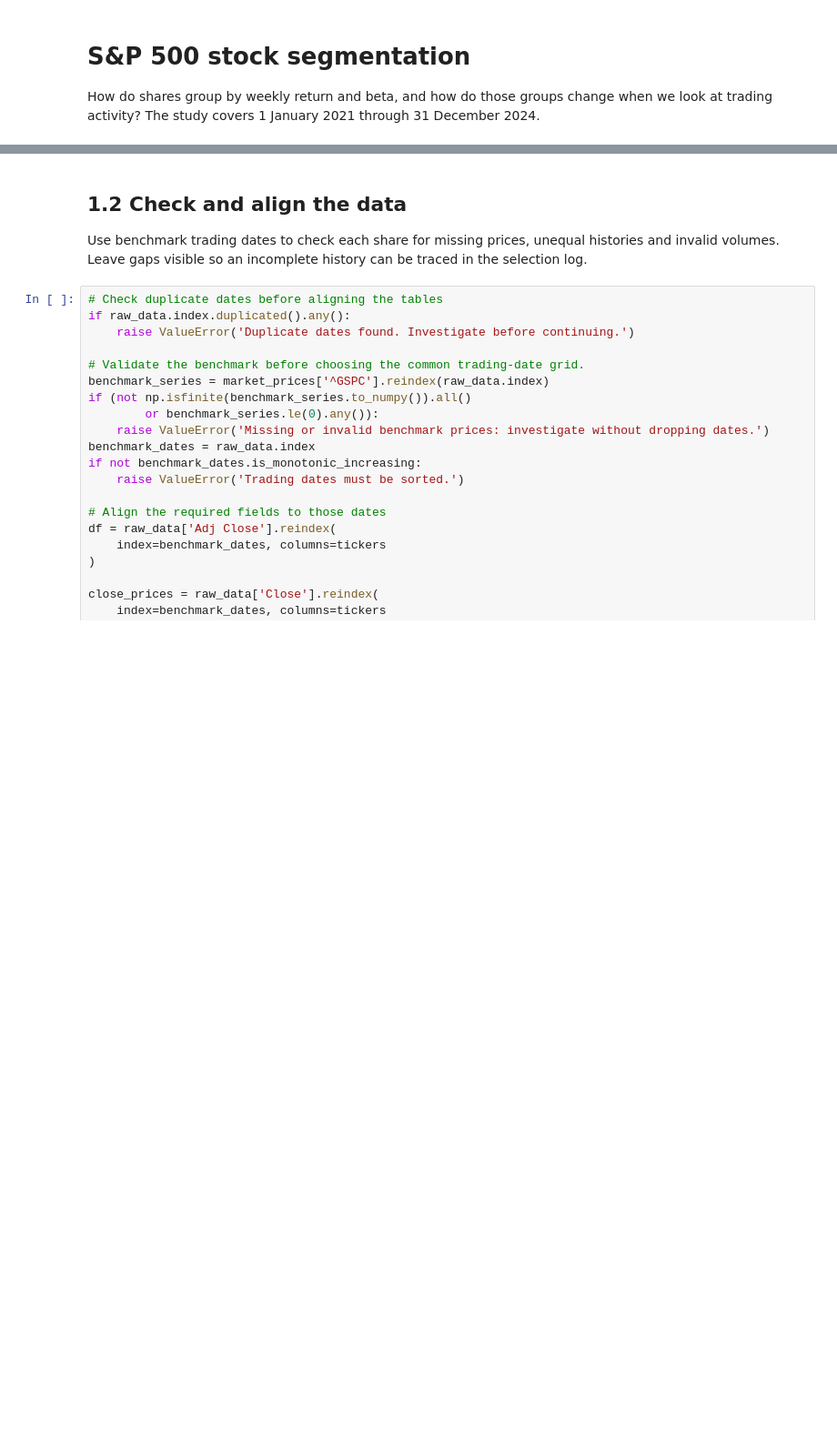
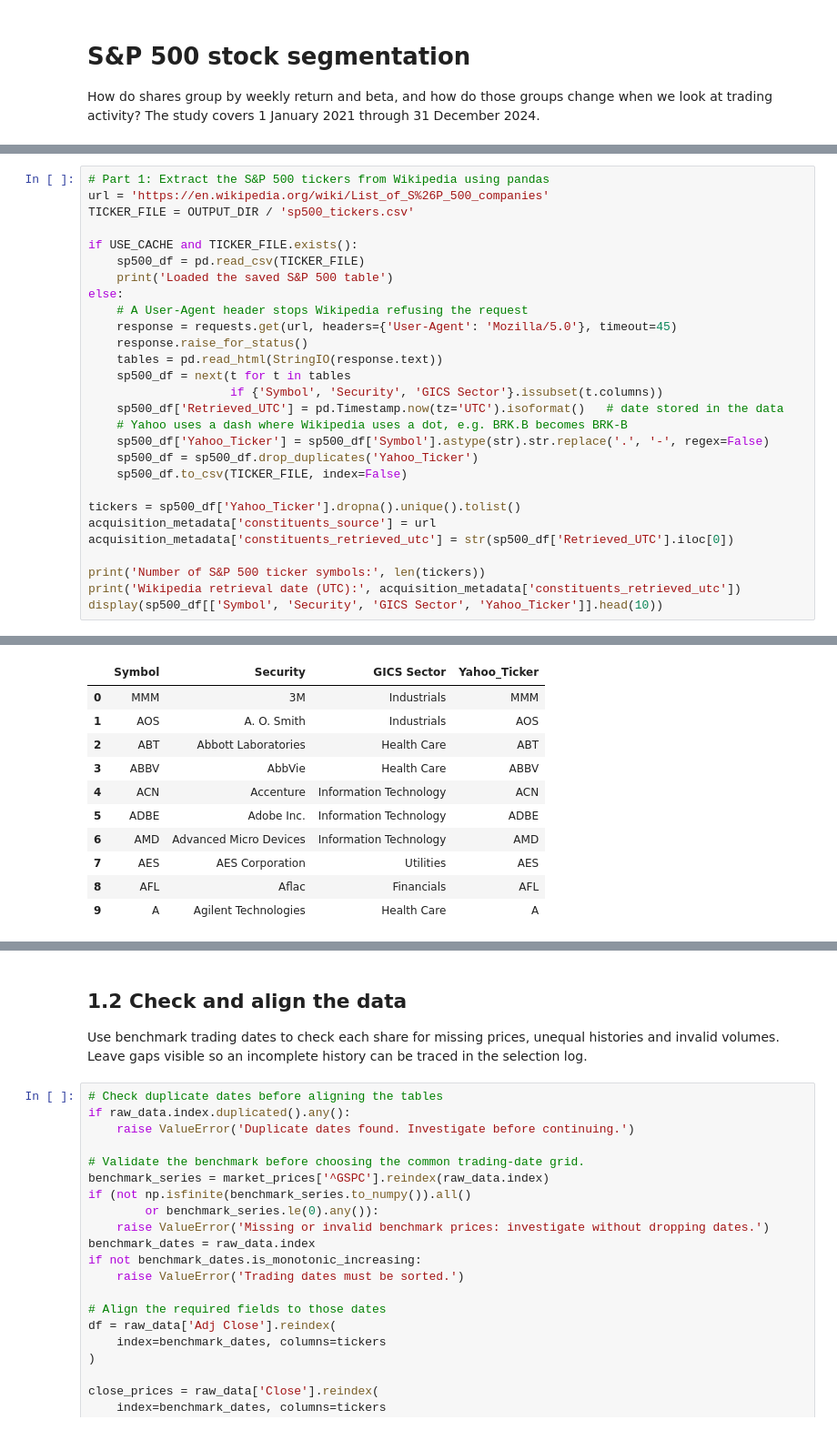
Before and after one commit to Shavina-143/CRM-CW1_w2083673, a Jupyter notebook: CWK1_SP500_Analysis.ipynb, the cells around one changed output, grey strips where cells are left out. Shown at 91% size. Drawn from its saved outputs; the diff is of its cells as text; blank space fills up the shorter version.

```diff
--- a/CWK1_SP500_Analysis.ipynb
+++ b/CWK1_SP500_Analysis.ipynb
@@ -149,0 +48,29 @@ Original market download UTC: 2026-11-23T04:09:55.860497+00:00
+# %%
+# Part 1: Extract the S&P 500 tickers from Wikipedia using pandas
+url = 'https://en.wikipedia.org/wiki/List_of_S%26P_500_companies'
+TICKER_FILE = OUTPUT_DIR / 'sp500_tickers.csv'
+
+if USE_CACHE and TICKER_FILE.exists():
+    sp500_df = pd.read_csv(TICKER_FILE)
+    print('Loaded the saved S&P 500 table')
+else:
+    # A User-Agent header stops Wikipedia refusing the request
+    response = requests.get(url, headers={'User-Agent': 'Mozilla/5.0'}, timeout=45)
+    response.raise_for_status()
+    tables = pd.read_html(StringIO(response.text))
+    sp500_df = next(t for t in tables
+                    if {'Symbol', 'Security', 'GICS Sector'}.issubset(t.columns))
+    sp500_df['Retrieved_UTC'] = pd.Timestamp.now(tz='UTC').isoformat()   # date stored in the data
+    # Yahoo uses a dash where Wikipedia uses a dot, e.g. BRK.B becomes BRK-B
+    sp500_df['Yahoo_Ticker'] = sp500_df['Symbol'].astype(str).str.replace('.', '-', regex=False)
+    sp500_df = sp500_df.drop_duplicates('Yahoo_Ticker')
+    sp500_df.to_csv(TICKER_FILE, index=False)
+
+tickers = sp500_df['Yahoo_Ticker'].dropna().unique().tolist()
+acquisition_metadata['constituents_source'] = url
+acquisition_metadata['constituents_retrieved_utc'] = str(sp500_df['Retrieved_UTC'].iloc[0])
+
+print('Number of S&P 500 ticker symbols:', len(tickers))
+print('Wikipedia retrieval date (UTC):', acquisition_metadata['constituents_retrieved_utc'])
+display(sp500_df[['Symbol', 'Security', 'GICS Sector', 'Yahoo_Ticker']].head(10))
+# %% [output]
@@ -149,0 +79,11 @@ Original market download UTC: 2026-11-23T04:09:55.860497+00:00
+|  | Symbol | Security | GICS Sector | Yahoo_Ticker |
+| 0 | MMM | 3M | Industrials | MMM |
+| 1 | AOS | A. O. Smith | Industrials | AOS |
+| 2 | ABT | Abbott Laboratories | Health Care | ABT |
+| 3 | ABBV | AbbVie | Health Care | ABBV |
+| 4 | ACN | Accenture | Information Technology | ACN |
+| 5 | ADBE | Adobe Inc. | Information Technology | ADBE |
+| 6 | AMD | Advanced Micro Devices | Information Technology | AMD |
+| 7 | AES | AES Corporation | Utilities | AES |
+| 8 | AFL | Aflac | Financials | AFL |
+| 9 | A | Agilent Technologies | Health Care | A |
```
Also changed, not shown: parts of 15 cells of this notebook.
